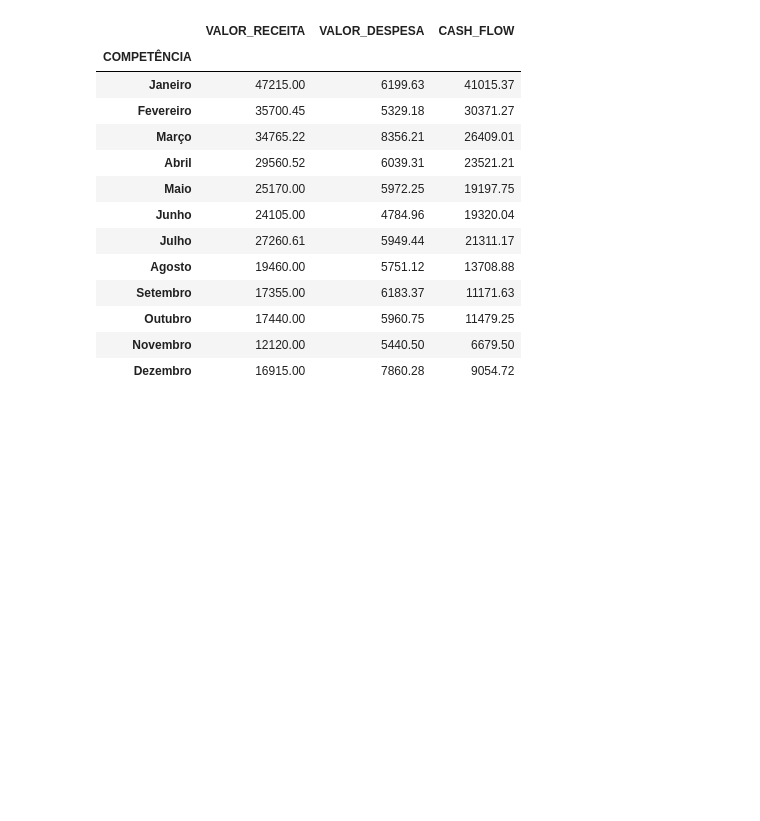
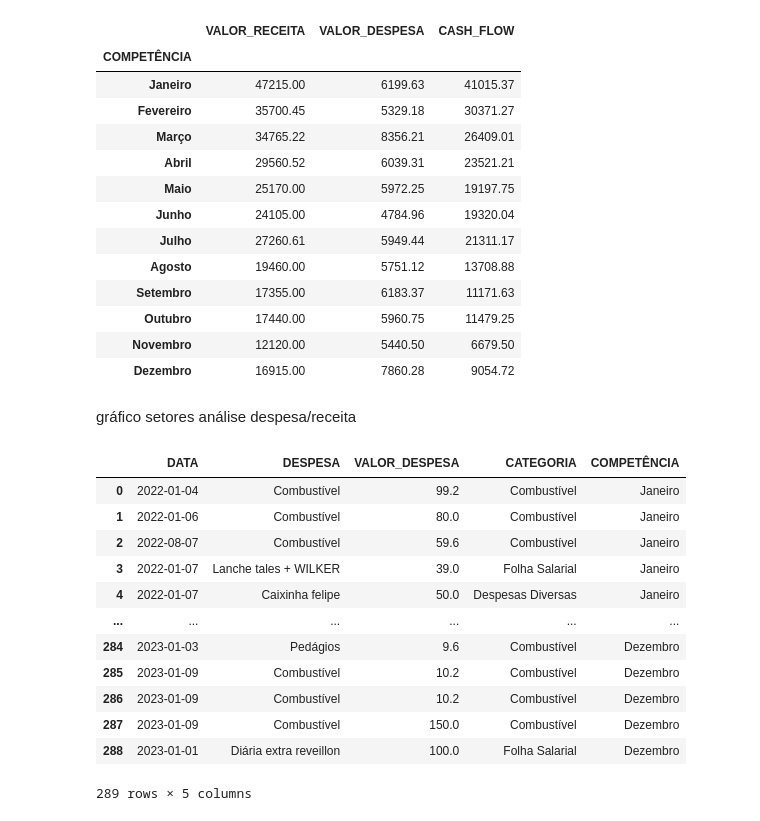
Before and after one commit to talesaraujoc/mrleague_dashboard_controle_financeiro, a Jupyter notebook: notebook.ipynb, the cells around one changed output. Cells and saved outputs as stored; diff of their text form; code cells hidden in the pictures; blank space fills up the shorter version.

```diff
--- a/notebook.ipynb
+++ b/notebook.ipynb
@@ -160,3 +158,21 @@ df_year_cashflow
 fig_year_cashflow = go.Figure(data=go.Bar(x=df_year_cashflow.index, y=df_year_cashflow['CASH_FLOW']))
 
 fig_year_cashflow.show()
+# %% [markdown]
+gráfico setores análise despesa/receita
+# %%
+df_despesas
+# %% [output]
+|  | DATA | DESPESA | VALOR_DESPESA | CATEGORIA | COMPETÊNCIA |
+| 0 | 2022-01-04 | Combustível | 99.2 | Combustível | Janeiro |
+| 1 | 2022-01-06 | Combustível | 80.0 | Combustível | Janeiro |
+| 2 | 2022-08-07 | Combustível | 59.6 | Combustível | Janeiro |
+| 3 | 2022-01-07 | Lanche tales + WILKER | 39.0 | Folha Salarial | Janeiro |
+| 4 | 2022-01-07 | Caixinha felipe | 50.0 | Despesas Diversas | Janeiro |
+| ... | ... | ... | ... | ... | ... |
+| 284 | 2023-01-03 | Pedágios | 9.6 | Combustível | Dezembro |
+| 285 | 2023-01-09 | Combustível | 10.2 | Combustível | Dezembro |
+| 286 | 2023-01-09 | Combustível | 10.2 | Combustível | Dezembro |
+| 287 | 2023-01-09 | Combustível | 150.0 | Combustível | Dezembro |
+| 288 | 2023-01-01 | Diária extra reveillon | 100.0 | Folha Salarial | Dezembro |
+289 rows × 5 columns
```
Also changed, not shown: parts of 5 cells of this notebook, 1 other file.
